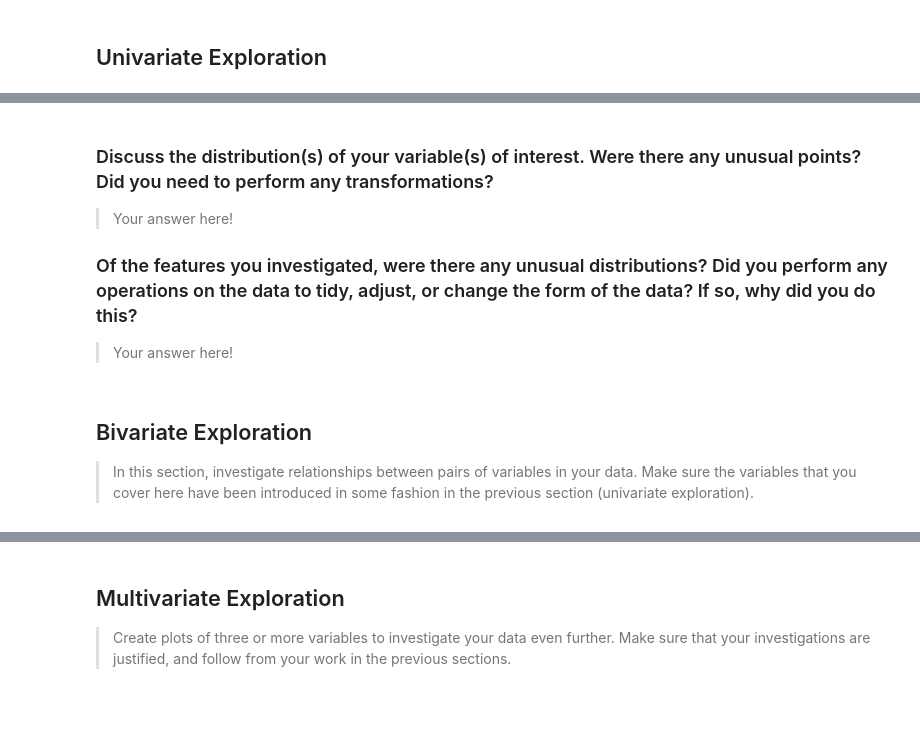
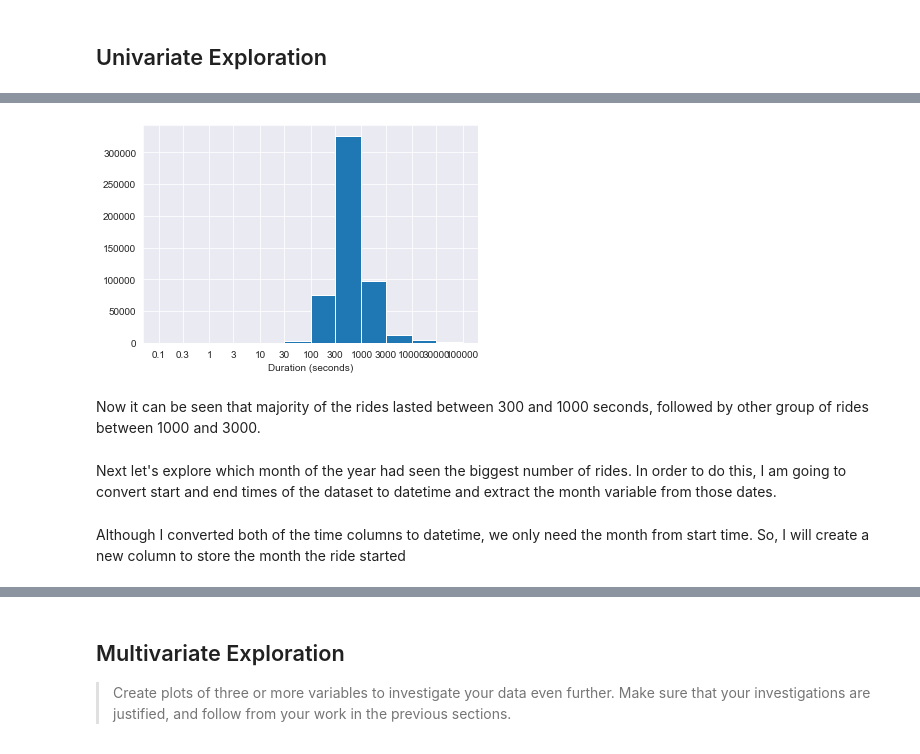
Before and after one commit to BexTuychiev/ford_gobike_tripdata, a Jupyter notebook: exploration_template.ipynb, the cells around one changed output, grey strips where cells are left out. Drawn from its saved outputs; the diff is of its cells as text; code cells hidden in the pictures; blank space fills up the shorter version.

```diff
--- a/exploration_template.ipynb
+++ b/exploration_template.ipynb
@@ -85,14 +85,14 @@ you plan on investigating next.
-# %% [markdown]
-### Discuss the distribution(s) of your variable(s) of interest. Were there any unusual points? Did you need to perform any transformations?
-
-> Your answer here!
-
-### Of the features you investigated, were there any unusual distributions? Did you perform any operations on the data to tidy, adjust, or change the form of the data? If so, why did you do this?
-
-> Your answer here!
-# %% [markdown]
-## Bivariate Exploration
-
-> In this section, investigate relationships between pairs of variables in your
-data. Make sure the variables that you cover here have been introduced in some
-fashion in the previous section (univariate exploration).
+# %%
+bins = [0.1, 0.3, 1, 3, 10, 30, 100, 300, 1000, 3000, 10000, 30000, 100000]
+plt.hist(data=df, x='duration_sec', bins=bins)
+plt.xscale('log')
+ticks = [0.1, 0.3, 1, 3, 10, 30, 100, 300, 1000, 3000, 10000, 30000, 100000]
+tick_labels = ['{}'.format(v) for v in ticks]
+plt.xticks(ticks, tick_labels)
+plt.xlabel('Duration (seconds)');
+# %% [output]
+[figure, added]
+# %% [markdown]
+Now it can be seen that majority of the rides lasted between 300 and 1000 seconds, followed by other group of rides between 1000 and 3000.
+# %% [markdown]
+Next let's explore which month of the year had seen the biggest number of rides. In order to do this, I am going to convert start and end times of the dataset to datetime and extract the month variable from those dates.
@@ -98,0 +102,2 @@ fashion in the previous section (univariate exploration).
+# %% [markdown]
+Although I converted both of the time columns to datetime, we only need the month from start time. So, I will create a new column to store the month the ride started
```
Also changed, not shown: parts of 34 cells of this notebook.
